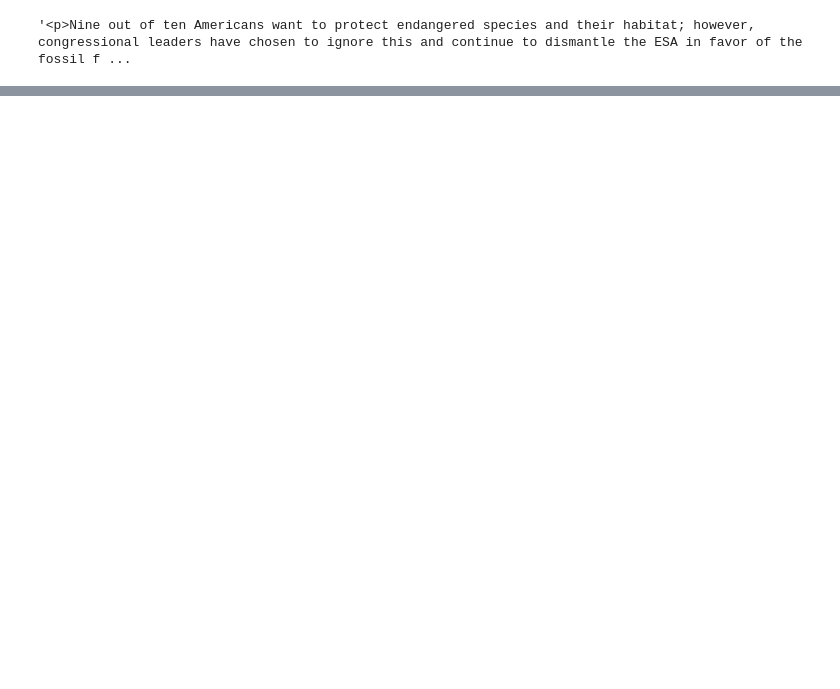
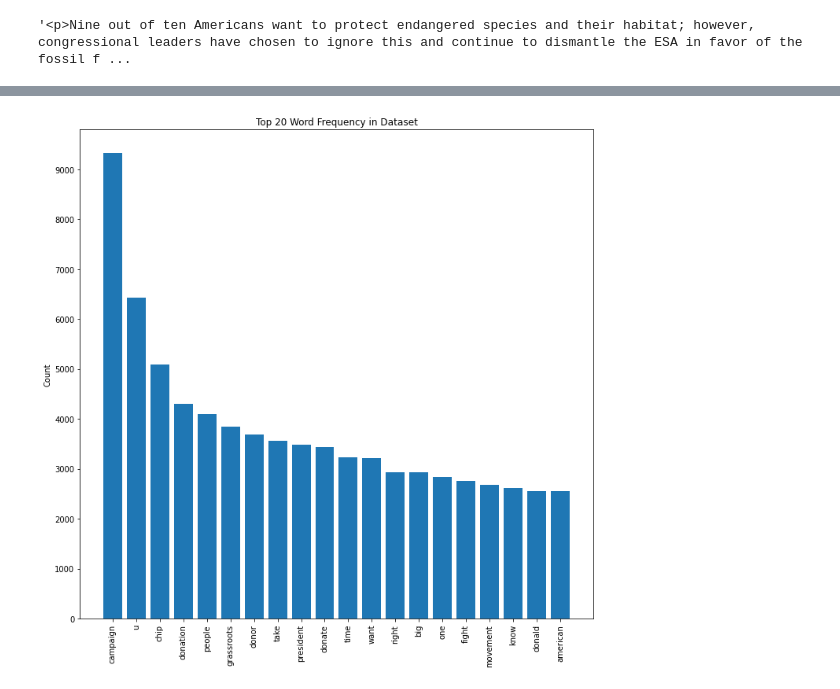
Before and after one commit to JohnSheehan8/Capstone-Political-data, a Jupyter notebook: workingNB/Working_Notebook.ipynb, the cells around one changed output, grey strips where cells are left out. Saved outputs shown, nothing was run; the diff lists cells and outputs as text; code cells hidden in the pictures; blank space fills up the shorter version.

```diff
--- a/workingNB/Working_Notebook.ipynb
+++ b/workingNB/Working_Notebook.ipynb
@@ -149,0 +409,2 @@ dfclean['message'][82134]
+# %%
+finaldf['tokens'] = finaldf['message'].apply(tokenize_lem);
@@ -149,0 +422,15 @@ dfclean['message'][82134]
+# %%
+# Helper function to remove stopwords
+def remove_stopwords(token_list):
+    """
+    Given a list of tokens, return a list where the tokens
+    that are also present in sw have been removed
+    """
+    stopwords_r = [token for token in token_list if token not in sw]
+    return stopwords_r
+# %%
+# Apply the removal function to tokens
+finaldf['tokens'] = finaldf['tokens'].apply(remove_stopwords)
+
+# create new column from df_clean that converts list of tokens to a string.
+finaldf['words'] = finaldf['tokens'].str.join(" ");
@@ -149,0 +479,28 @@ dfclean['message'][82134]
+# %%
+def visualize_top_20(freq_dist, title):
+
+    plt.rcParams.update({'font.size': 13})
+
+    # Extract data for plotting
+    top_20 = list(zip(*freq_dist.most_common(20)))
+    tokens = top_20[0]
+    counts = top_20[1]
+
+    # Set up plot and plot data
+    fig, ax = plt.subplots(figsize=(10,10))
+    ax.bar(tokens, counts)
+
+    # Customize plot appearance
+    ax.set_title(title)
+    ax.set_ylabel("Count")
+    ax.yaxis.set_major_locator(MaxNLocator(integer=True))
+    ax.tick_params(axis="x", rotation=90)
+    plt.tight_layout()
+
+    # Save png of image to images folder using title as filename
+    plt.savefig(f'../images/{title}', facecolor='white', dpi=500)
+# %%
+sample_freq_dist = FreqDist(finaldf["tokens"].explode())
+visualize_top_20(sample_freq_dist, "Top 20 Word Frequency in Dataset")
+# %% [output]
+[figure, added]
```
Also changed, not shown: parts of 48 cells of this notebook, 4 other files.
